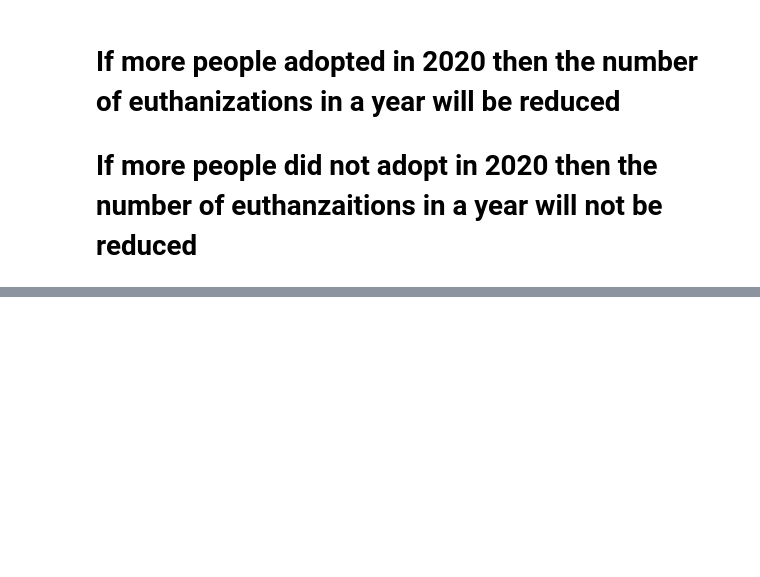
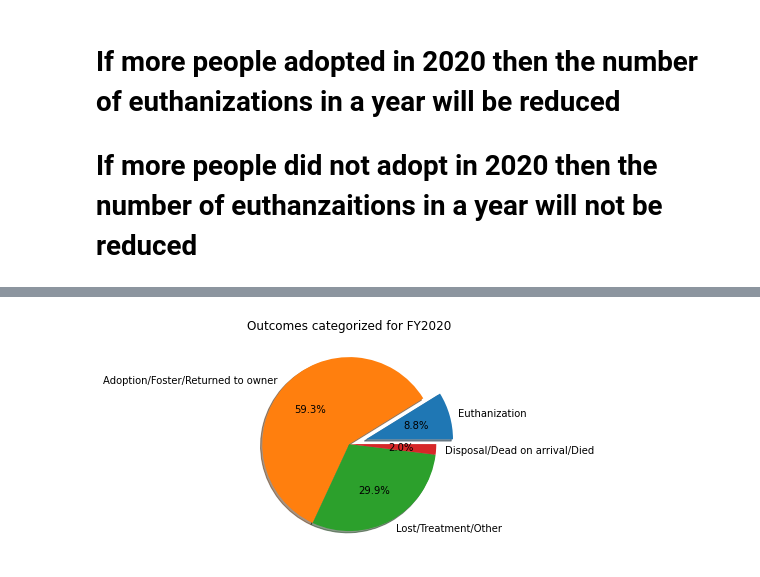
Before and after one commit to jconcha56429/Project1, a Jupyter notebook: Euthanization/Euthanization.ipynb, the cells around one changed output, grey strips where cells are left out. Drawn from its saved outputs; the diff is of its cells as text; code cells hidden in the pictures; blank space fills up the shorter version.

```diff
--- a/Euthanization/Euthanization.ipynb
+++ b/Euthanization/Euthanization.ipynb
@@ -169,0 +169,4 @@ array(['EUTHANIZED', 'TRANSFER', 'LOST REPORT', 'RETURNED TO OWNER',
+# %%
+outcometype(data_2020)
+# %% [output]
+[figure, added]
```
Also changed, not shown: parts of 6 cells of this notebook.
